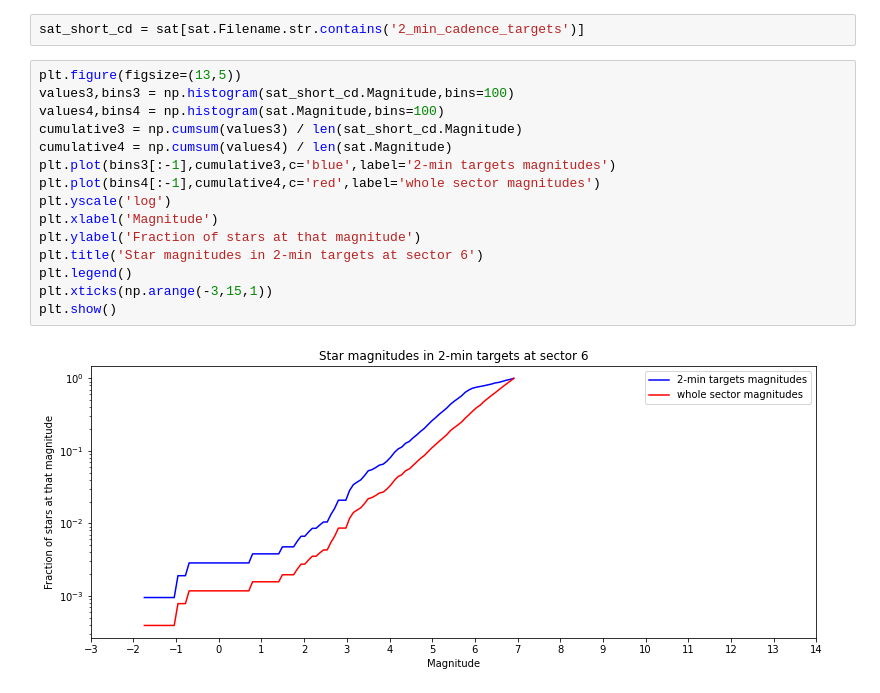
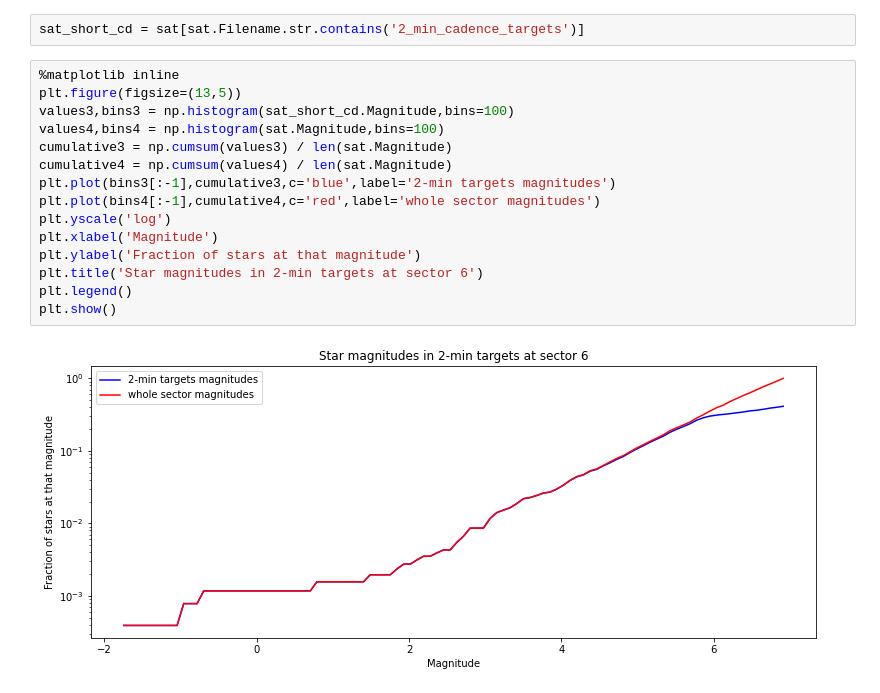
Before and after one commit to azibn/automated_exocomet_hunt, a Jupyter notebook: Notebooks/bucket_compare.ipynb, the cells around one changed output. Drawn from its saved outputs; the diff is of its cells as text.

```diff
--- a/Notebooks/bucket_compare.ipynb
+++ b/Notebooks/bucket_compare.ipynb
@@ -144,19 +85,19 @@ sat = bucket[bucket.Magnitude <= 7]
 # %%
 sat_short_cd = sat[sat.Filename.str.contains('2_min_cadence_targets')]
 # %%
+%matplotlib inline
 plt.figure(figsize=(13,5))
 values3,bins3 = np.histogram(sat_short_cd.Magnitude,bins=100)
 values4,bins4 = np.histogram(sat.Magnitude,bins=100)
-cumulative3 = np.cumsum(values3) / len(sat_short_cd.Magnitude)
+cumulative3 = np.cumsum(values3) / len(sat.Magnitude)
 cumulative4 = np.cumsum(values4) / len(sat.Magnitude)
 plt.plot(bins3[:-1],cumulative3,c='blue',label='2-min targets magnitudes')
 plt.plot(bins4[:-1],cumulative4,c='red',label='whole sector magnitudes')
 plt.yscale('log')
 plt.xlabel('Magnitude')
 plt.ylabel('Fraction of stars at that magnitude')
 plt.title('Star magnitudes in 2-min targets at sector 6')
 plt.legend()
-plt.xticks(np.arange(-3,15,1))
 plt.show()
 # %% [output]
-[figure, old version]
+[figure, new version]
```
Also changed, not shown: parts of 11 cells of this notebook, 5 other files.
